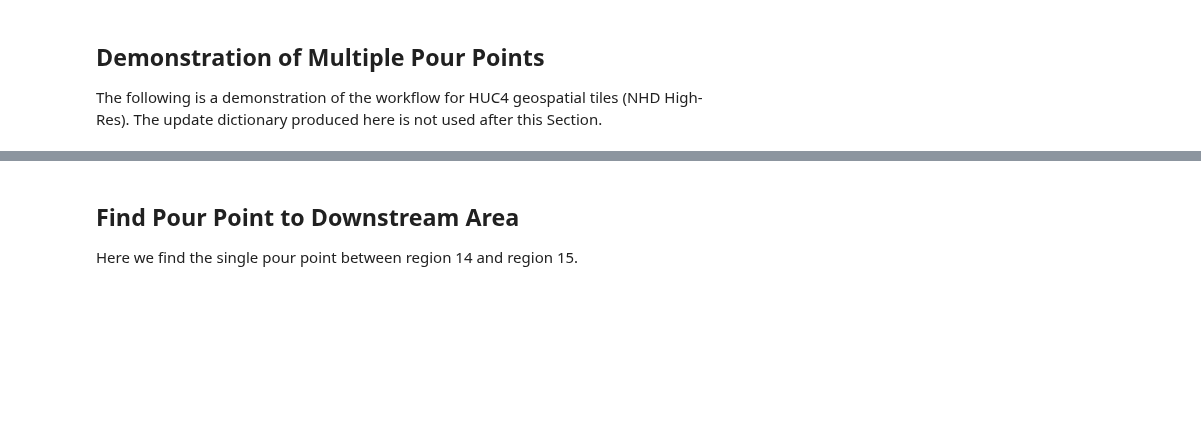
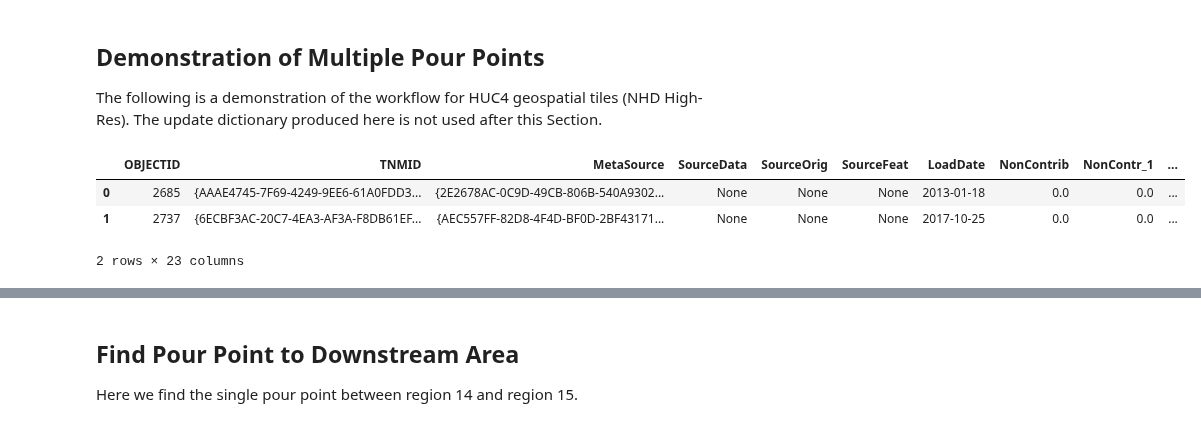
Before and after one commit to usgs/water-fcpg-tools, a Jupyter notebook: test_notebook.ipynb, the cells around one changed output, grey strips where cells are left out. Drawn from its saved outputs; the diff is of its cells as text; code cells hidden in the pictures; blank space fills up the shorter version.

```diff
--- a/test_notebook.ipynb
+++ b/test_notebook.ipynb
@@ -146,0 +140,9 @@ pourPts
+# %%
+# get up- and  down- stream HUC4 basins IDs (HUC4 and ToHUC4 are the new columns)
+pourBasins = fc.makePourBasins(upstreamWBD, '1407', '1501')
+pourBasins.head(n=2)
+# %% [output]
+|  | OBJECTID | TNMID | MetaSource | SourceData | SourceOrig | SourceFeat | LoadDate | NonContrib | NonContr_1 | ... |
+| 0 | 2685 | {AAAE4745-7F69-4249-9EE6-61A0FDD3... | {2E2678AC-0C9D-49CB-806B-540A9302... | None | None | None | 2013-01-18 | 0.0 | 0.0 | ... |
+| 1 | 2737 | {6ECBF3AC-20C7-4EA3-AF3A-F8DB61EF... | {AEC557FF-82D8-4F4D-BF0D-2BF43171... | None | None | None | 2017-10-25 | 0.0 | 0.0 | ... |
+2 rows × 23 columns
```
Also changed, not shown: parts of 21 cells of this notebook, 3 other files.
